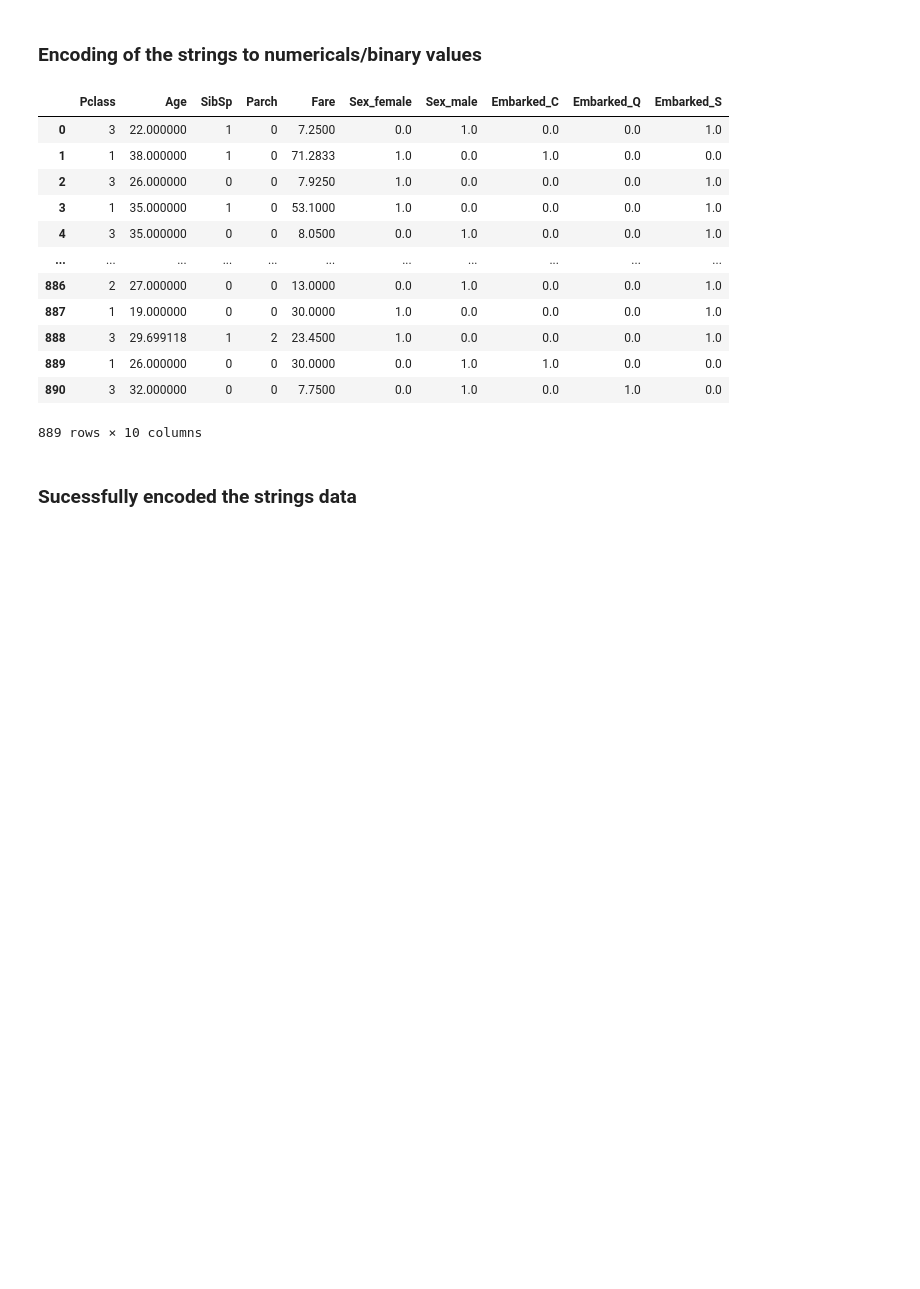
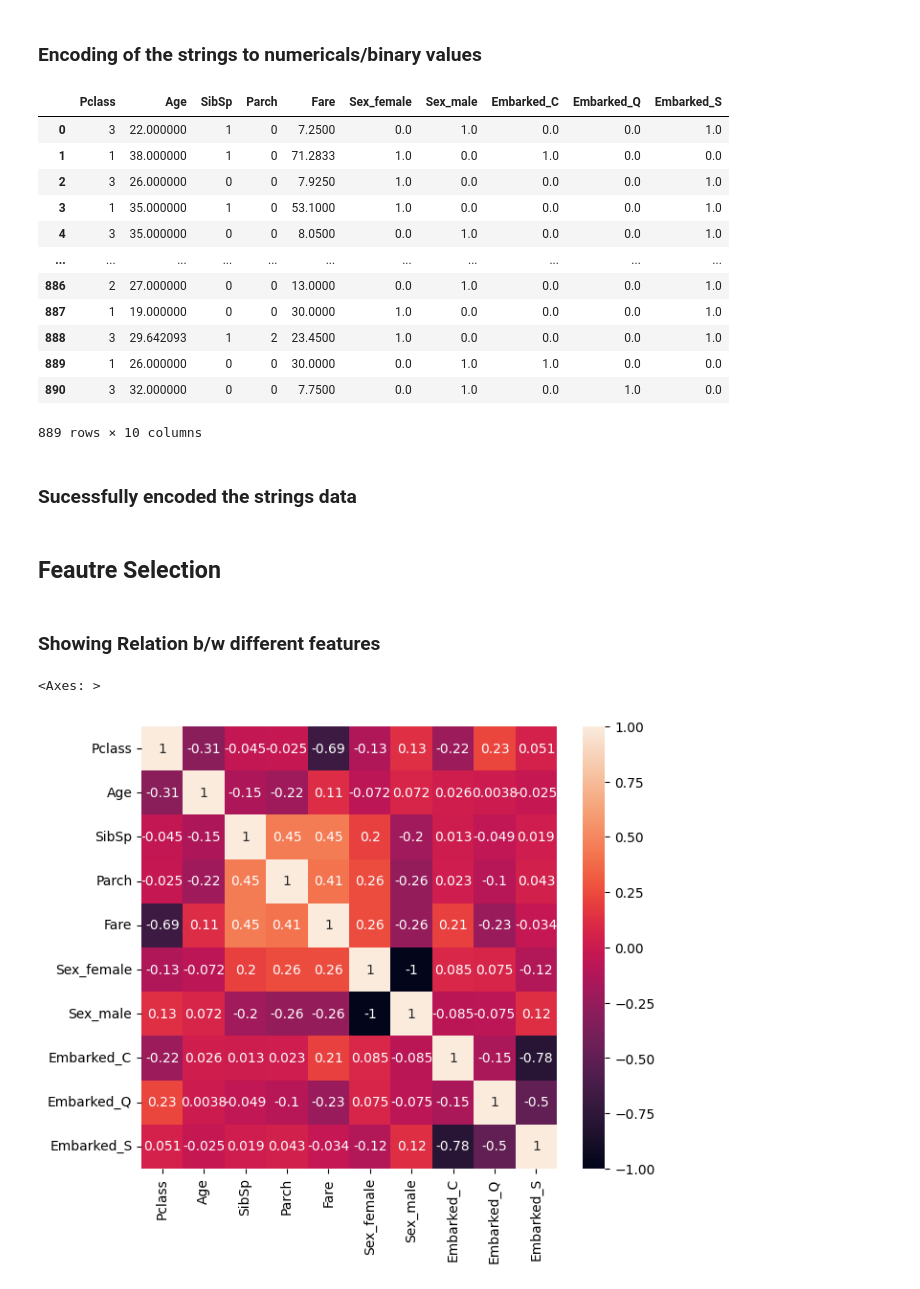
Before and after one commit to C-M-7/FeatureEngineering, a Jupyter notebook: titanic/brain.ipynb, the cells around one changed output. Cells and saved outputs as stored; diff of their text form; code cells hidden in the pictures; blank space fills up the shorter version.

Commit message:
Added correlationsand ig method

```diff
--- a/titanic/brain.ipynb
+++ b/titanic/brain.ipynb
@@ -30,3 +34,6 @@ Age	,
 SibSp,
 Parch,
 Embarked
+# %%
+train_df.dropna(subset=['Embarked'], inplace=True)
+train_df
@@ -147,3 +149,0 @@ Embarked is left for the null values the count is 2 so deleting that values
-# %%
-x_train = x_train.dropna()
-x_train.isnull().sum()
@@ -189,9 +180,21 @@ x_train
 | ... | ... | ... | ... | ... | ... | ... | ... | ... | ... | ... |
 | 886 | 2 | 27.000000 | 0 | 0 | 13.0000 | 0.0 | 1.0 | 0.0 | 0.0 | 1.0 |
 | 887 | 1 | 19.000000 | 0 | 0 | 30.0000 | 1.0 | 0.0 | 0.0 | 0.0 | 1.0 |
-| 888 | 3 | 29.699118 | 1 | 2 | 23.4500 | 1.0 | 0.0 | 0.0 | 0.0 | 1.0 |
+| 888 | 3 | 29.642093 | 1 | 2 | 23.4500 | 1.0 | 0.0 | 0.0 | 0.0 | 1.0 |
 | 889 | 1 | 26.000000 | 0 | 0 | 30.0000 | 0.0 | 1.0 | 1.0 | 0.0 | 0.0 |
 | 890 | 3 | 32.000000 | 0 | 0 | 7.7500 | 0.0 | 1.0 | 0.0 | 1.0 | 0.0 |
 889 rows × 10 columns
 # %% [markdown]
 ### Sucessfully encoded the strings data
+# %% [markdown]
+## Feautre Selection
+# %% [markdown]
+### Showing Relation b/w different features
+# %%
+# Using Correlation Coefficient
+cor = x_train.corr(method='spearman')
+plt.figure(figsize=(7,6))
+sns.heatmap(cor, annot=True)
+# %% [output]
+<Axes: >
+[figure, added]
```
Also changed, not shown: parts of 15 cells of this notebook.
